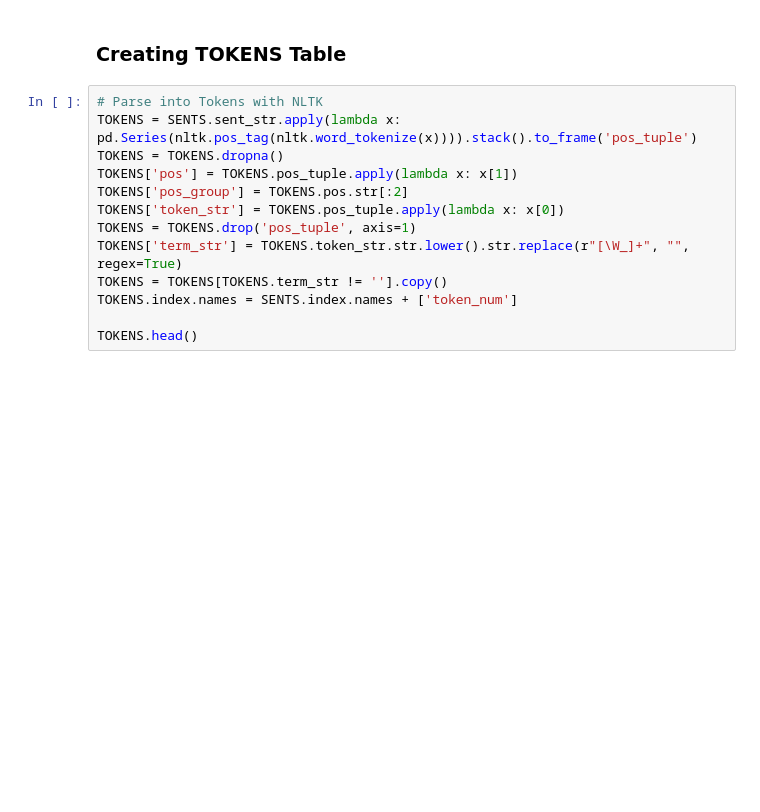
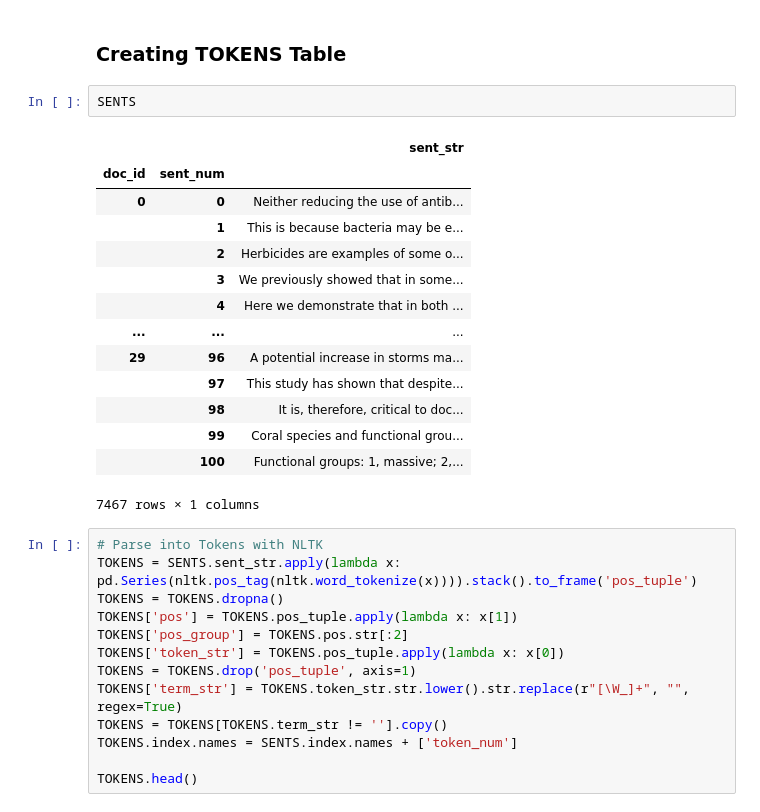
Before and after one commit to caroline-kranefuss/evolving_sentiment_climate, a Jupyter notebook: notebooks/create_tables.ipynb, the cells around one changed output. Drawn from its saved outputs; the diff is of its cells as text; blank space fills up the shorter version.

```diff
--- a/notebooks/create_tables.ipynb
+++ b/notebooks/create_tables.ipynb
@@ -212,6 +224,23 @@ plt.show()
 Articles from 2013 and 2018 consistently fall below the mean, while articles from 2023 fall around and above the mean more often. This leads to a conclusion that articles are getting longer in 2023; perhaps this is due to increased pressure on scientists to "publish or perish" as the field inevitably becomes more competitive, or perhaps this is due to greater and greater dataset sizes available as satellites continue to gather data. It is of course possible that this small sample size means these data are just noise; future directions include expanding the corpus to see if these findings persist.
 # %% [markdown]
 ### Creating TOKENS Table
+# %%
+SENTS
+# %% [output]
+|  |  | sent_str |
+| doc_id | sent_num |  |
+| 0 | 0 | Neither reducing the use of antib... |
+|  | 1 | This is because bacteria may be e... |
+|  | 2 | Herbicides are examples of some o... |
+|  | 3 | We previously showed that in some... |
+|  | 4 | Here we demonstrate that in both ... |
+| ... | ... | ... |
+| 29 | 96 | A potential increase in storms ma... |
+|  | 97 | This study has shown that despite... |
+|  | 98 | It is, therefore, critical to doc... |
+|  | 99 | Coral species and functional grou... |
+|  | 100 | Functional groups: 1, massive; 2,... |
+7467 rows × 1 columns
 # %%
 # Parse into Tokens with NLTK
 TOKENS = SENTS.sent_str.apply(lambda x: pd.Series(nltk.pos_tag(nltk.word_tokenize(x)))).stack().to_frame('pos_tuple')
```
Also changed, not shown: parts of 4 cells of this notebook, 3 other files.
